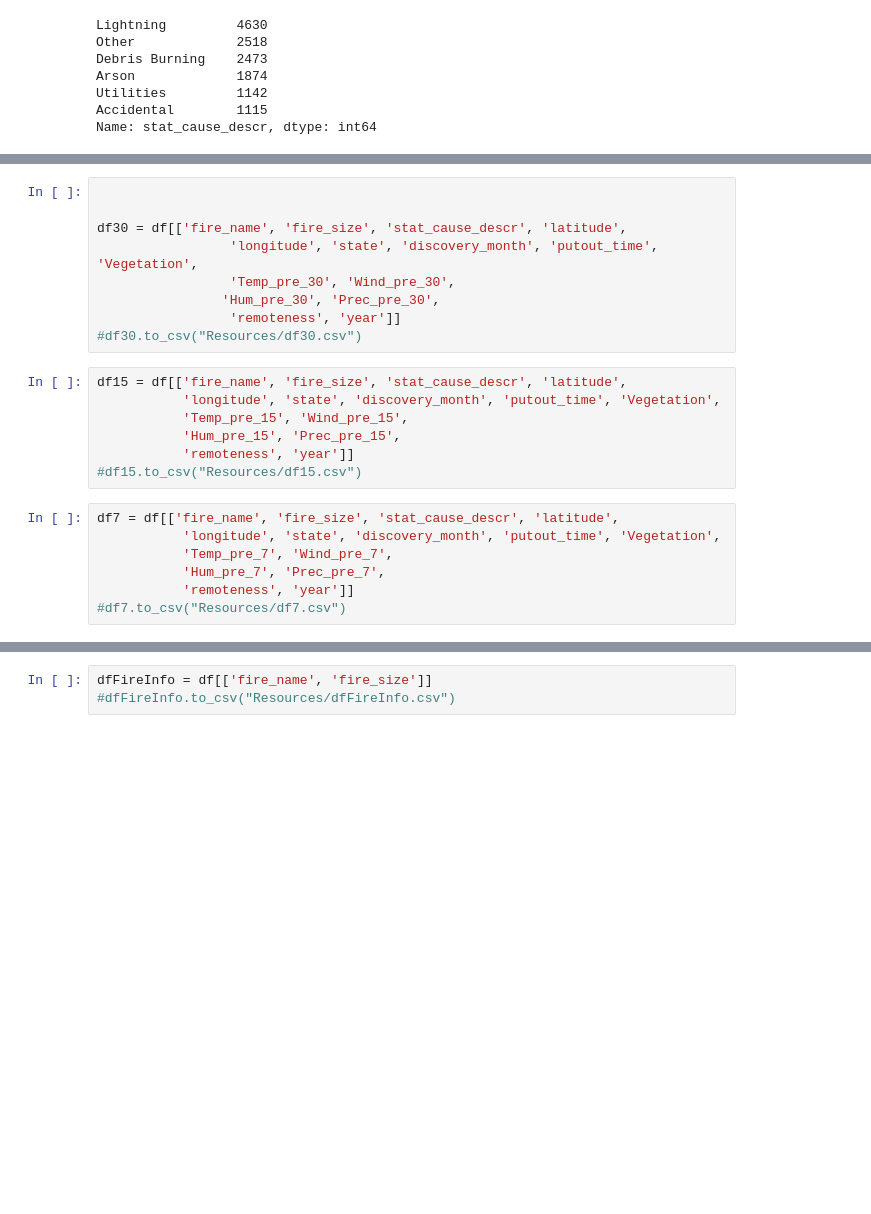
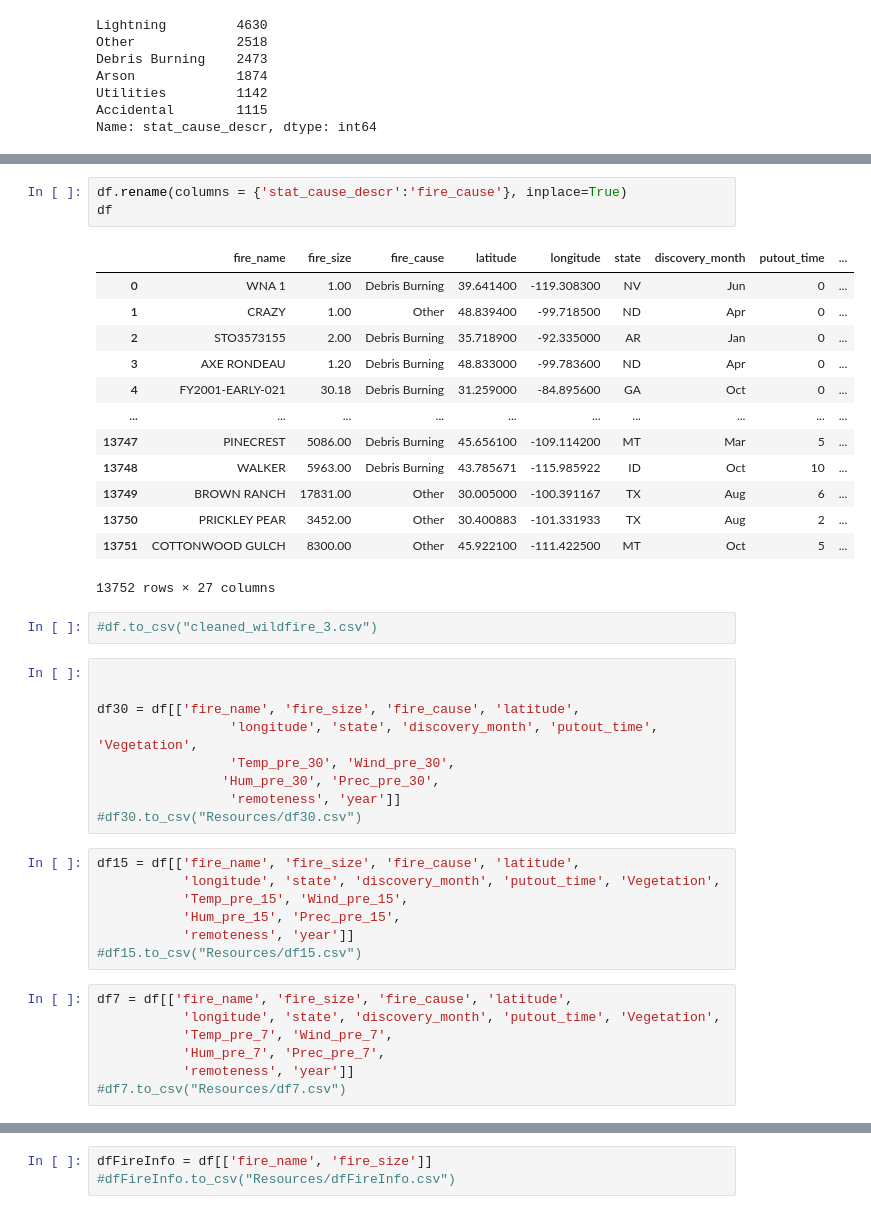
Before and after one commit to goatgirl86/Final_Project_Wildfires, a Jupyter notebook: dataFrameCreation.ipynb, the cells around one changed output, grey strips where cells are left out. Cells and saved outputs as stored; diff of their text form; blank space fills up the shorter version.

```diff
--- a/dataFrameCreation.ipynb
+++ b/dataFrameCreation.ipynb
@@ -135,21 +168,40 @@ Name: stat_cause_descr, dtype: int64
+# %%
+df.rename(columns = {'stat_cause_descr':'fire_cause'}, inplace=True)
+df
+# %% [output]
+|  | fire_name | fire_size | fire_cause | latitude | longitude | state | discovery_month | putout_time | ... |
+| 0 | WNA 1 | 1.00 | Debris Burning | 39.641400 | -119.308300 | NV | Jun | 0 | ... |
+| 1 | CRAZY | 1.00 | Other | 48.839400 | -99.718500 | ND | Apr | 0 | ... |
+| 2 | STO3573155 | 2.00 | Debris Burning | 35.718900 | -92.335000 | AR | Jan | 0 | ... |
+| 3 | AXE RONDEAU | 1.20 | Debris Burning | 48.833000 | -99.783600 | ND | Apr | 0 | ... |
+| 4 | FY2001-EARLY-021 | 30.18 | Debris Burning | 31.259000 | -84.895600 | GA | Oct | 0 | ... |
+| ... | ... | ... | ... | ... | ... | ... | ... | ... | ... |
+| 13747 | PINECREST | 5086.00 | Debris Burning | 45.656100 | -109.114200 | MT | Mar | 5 | ... |
+| 13748 | WALKER | 5963.00 | Debris Burning | 43.785671 | -115.985922 | ID | Oct | 10 | ... |
+| 13749 | BROWN RANCH | 17831.00 | Other | 30.005000 | -100.391167 | TX | Aug | 6 | ... |
+| 13750 | PRICKLEY PEAR | 3452.00 | Other | 30.400883 | -101.331933 | TX | Aug | 2 | ... |
+| 13751 | COTTONWOOD GULCH | 8300.00 | Other | 45.922100 | -111.422500 | MT | Oct | 5 | ... |
+13752 rows × 27 columns
+# %%
+#df.to_csv("cleaned_wildfire_3.csv")
 # %%
 
 
-df30 = df[['fire_name', 'fire_size', 'stat_cause_descr', 'latitude',
+df30 = df[['fire_name', 'fire_size', 'fire_cause', 'latitude',
                  'longitude', 'state', 'discovery_month', 'putout_time', 'Vegetation',
                  'Temp_pre_30', 'Wind_pre_30',
                 'Hum_pre_30', 'Prec_pre_30',
                  'remoteness', 'year']]
 #df30.to_csv("Resources/df30.csv")
 # %%
-df15 = df[['fire_name', 'fire_size', 'stat_cause_descr', 'latitude',
+df15 = df[['fire_name', 'fire_size', 'fire_cause', 'latitude',
            'longitude', 'state', 'discovery_month', 'putout_time', 'Vegetation',
            'Temp_pre_15', 'Wind_pre_15',
            'Hum_pre_15', 'Prec_pre_15',
            'remoteness', 'year']]
 #df15.to_csv("Resources/df15.csv")
 # %%
-df7 = df[['fire_name', 'fire_size', 'stat_cause_descr', 'latitude',
+df7 = df[['fire_name', 'fire_size', 'fire_cause', 'latitude',
            'longitude', 'state', 'discovery_month', 'putout_time', 'Vegetation',
            'Temp_pre_7', 'Wind_pre_7',
            'Hum_pre_7', 'Prec_pre_7',
```
Also changed, not shown: parts of 6 cells of this notebook, 8 other files.
